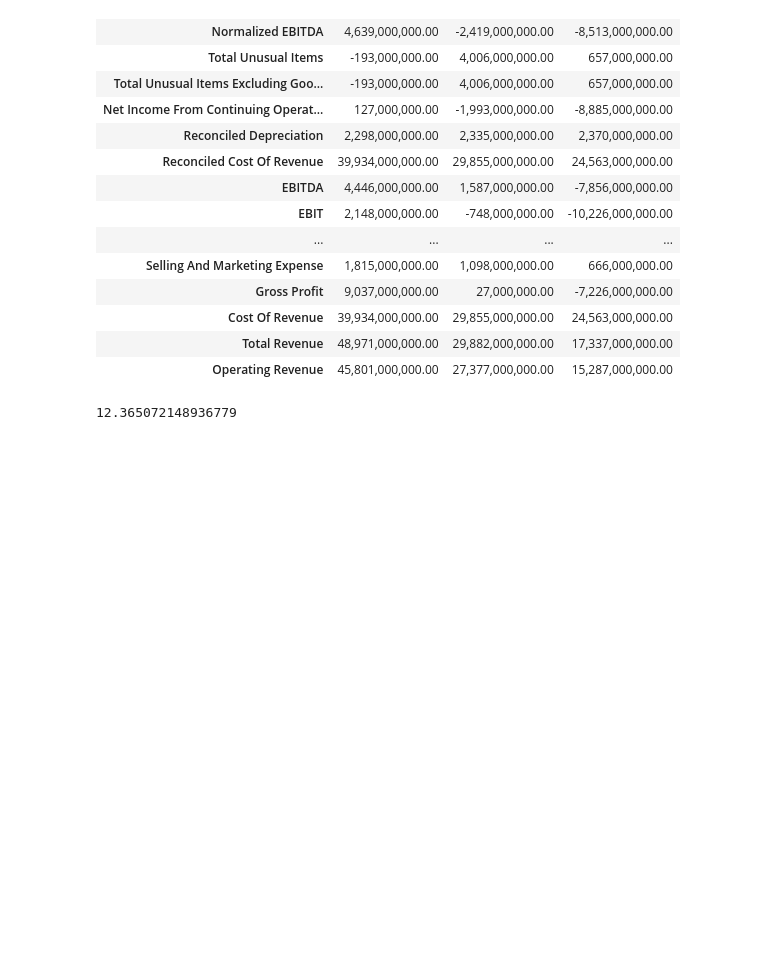
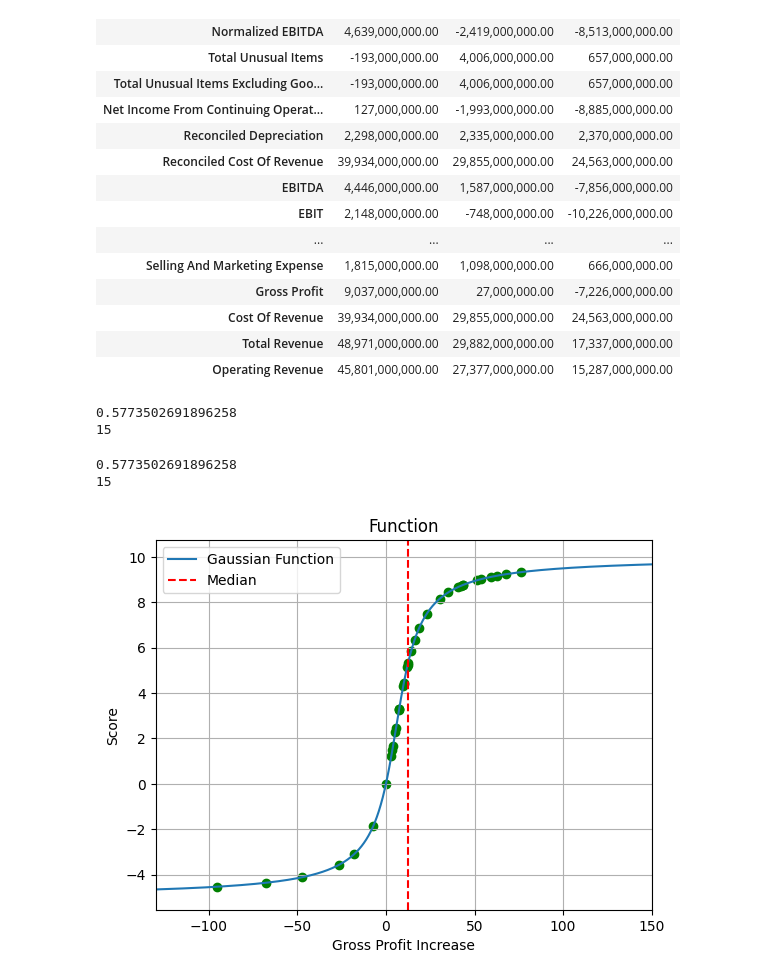
Before and after one commit to Idanq1/Stocks-Strategies, a Jupyter notebook: Investing/Checklist.ipynb, the cells around one changed output. Saved outputs shown, nothing was run; the diff lists cells and outputs as text; code cells hidden in the pictures; blank space fills up the shorter version.

```diff
--- a/Investing/Checklist.ipynb
+++ b/Investing/Checklist.ipynb
@@ -291,20 +291,47 @@ yf.Ticker("AAL").incomestmt
 | Cost Of Revenue | 39,934,000,000.00 | 29,855,000,000.00 | 24,563,000,000.00 |
 | Total Revenue | 48,971,000,000.00 | 29,882,000,000.00 | 17,337,000,000.00 |
 | Operating Revenue | 45,801,000,000.00 | 27,377,000,000.00 | 15,287,000,000.00 |
-# %%
-def gross_incr_func(x, peak1, peak2, med, sigma1, sigma2):
-    f1 = (-1/(x*sigma1)) + peak2
-    f2 = peak1 * np.exp(-((x-med)**2)/sigma2)
-    return np.where(x < med, f2, f1)
+# %%
+def gross_incr_func(values, low, high, angle):
+    w = 0 - math.tan(-(low*math.pi)/high - (math.pi/2))
+    print(w)
+    print(high)
+    # f = 15*(np.arctan(values - w)/math.pi) + 2.5
+    f = (high * (np.arctan(angle*values-w) + (math.pi/2)) / math.pi) + low
+
+    return f
 # %%
 tmp = stocks_checklist["Gross Profit Incr"].dropna()
 med = np.median(tmp)
-peak1 = 6  # Y peak value of the first mishvaha
-peak2 = 10  # Y peak value of the second mishvaha (the one where it shoef to)
-starting_value = 0.4  # The score of a div yield 0
+# peak1 = 6  # Y peak value of the first mishvaha
+# peak2 = 10  # Y peak value of the second mishvaha (the one where it shoef to)
+# starting_value = 0.4  # The score of a div yield 0
+gross_scores = gross_incr_func(tmp, -5, 15, 0.1)
 
 # plot_score(vals, 8, 0, np.median(vals), sigma1, sigma2)
 # vals
-med
+# med
 # %% [output]
-12.365072148936779
+0.5773502691896258
+15
+# %%
+x_values = np.linspace(-130, 150, 5000)  # Generating 1000 values between 0 and 4
+y_values = gross_incr_func(x_values, -5, 15, 0.1)
+# Calculate corresponding y values using the Gaussian function
+
+# Plot the function
+plt.plot(x_values, y_values, label=f'Gaussian Function')
+# plt.ylim(-2, 10)  # Adjust these limits according to your needs
+plt.xlim(-130, 150)
+plt.scatter(tmp, gross_scores, color='green', marker='o')
+plt.axvline(med, color="red", linestyle="--", label="Median")
+plt.title('Function')
+plt.xlabel('Gross Profit Increase')
+plt.ylabel('Score')
+plt.legend()
+plt.grid(True)
+# plot_score(div_values, peak1, peak2, med, sigma1, sigma2)
+# %% [output]
+0.5773502691896258
+15
+[figure, added]
```
Also changed, not shown: parts of 6 cells of this notebook.
